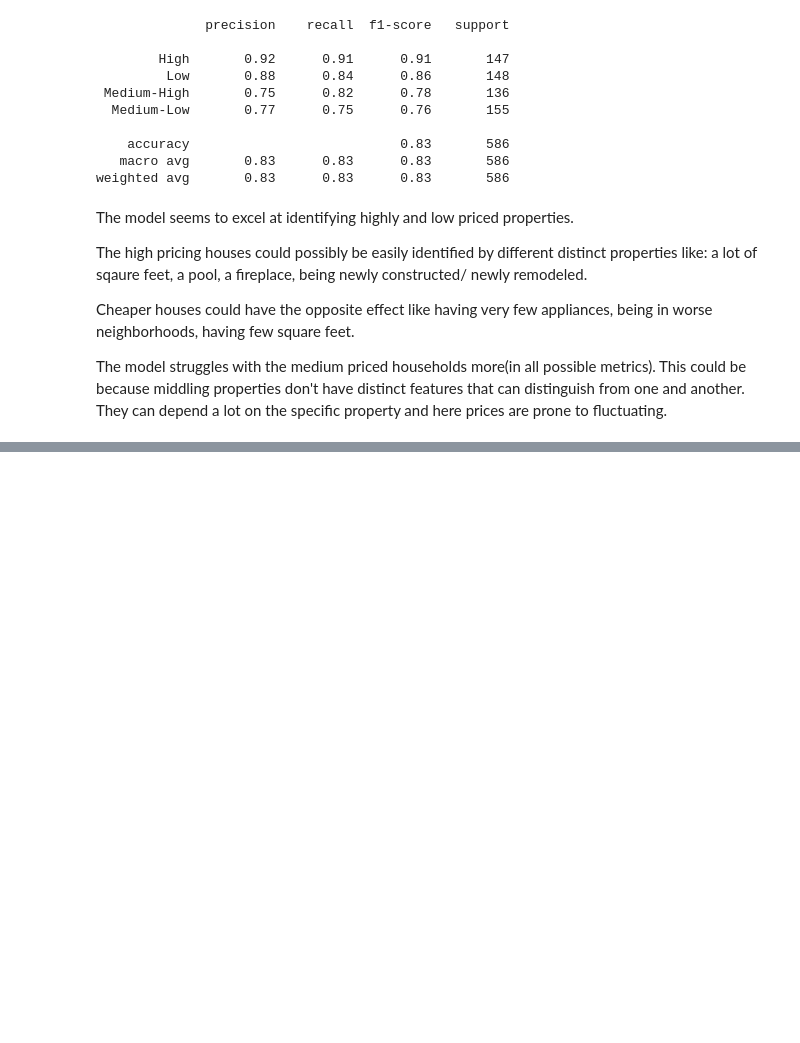
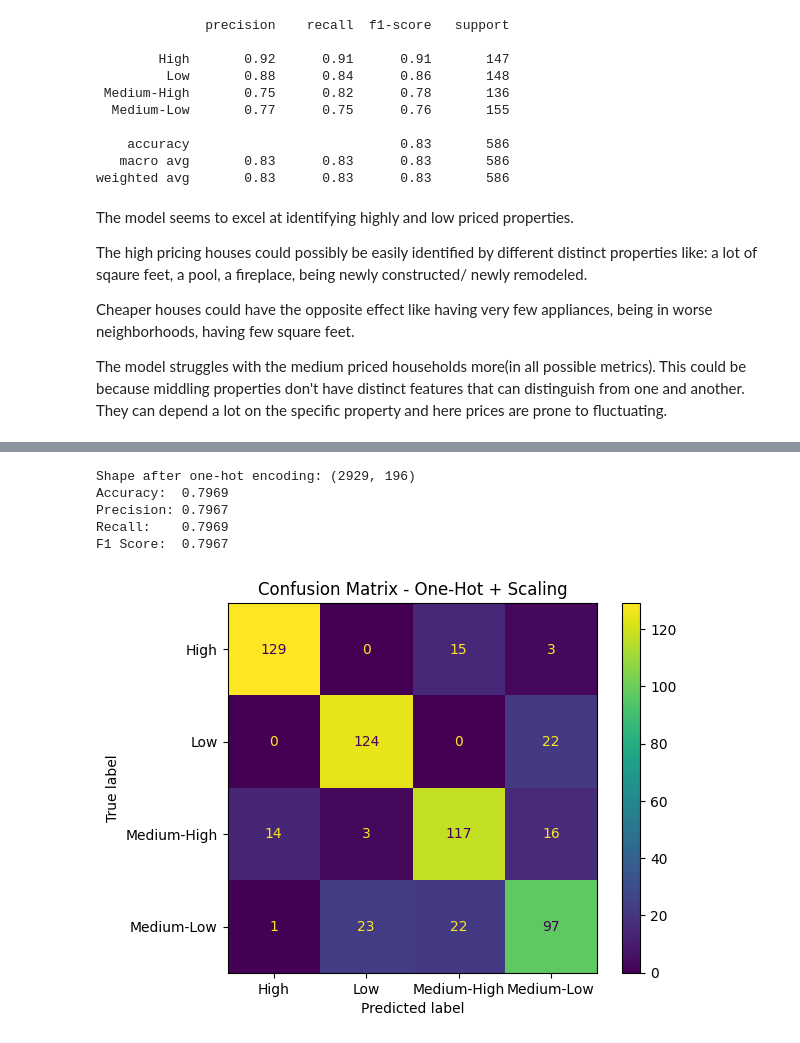
Before and after one commit to VoinaRares/ML-Lab1, a Jupyter notebook: Lab 2/lab2.ipynb, the cells around one changed output, grey strips where cells are left out. Saved outputs shown, nothing was run; the diff lists cells and outputs as text; code cells hidden in the pictures; blank space fills up the shorter version.

```diff
--- a/Lab 2/lab2.ipynb
+++ b/Lab 2/lab2.ipynb
@@ -364,0 +425,58 @@ The model struggles with the medium priced households more(in all possible metri
+# %%
+from sklearn.preprocessing import StandardScaler
+from sklearn.model_selection import train_test_split
+from sklearn.metrics import accuracy_score, precision_score, recall_score, f1_score, ConfusionMatrixDisplay
+import xgboost as xgb
+import matplotlib.pyplot as plt
+import pandas as pd
+import numpy as np
+
+X_alt = X_cat.copy()
+
+bool_cols = X_alt.select_dtypes(include=['bool']).columns
+X_alt[bool_cols] = X_alt[bool_cols].astype('object')
+
+categorical_cols = [c for c in X_alt.columns if X_alt[c].dtype == 'object']
+numeric_cols = X_alt.select_dtypes(include=[np.number]).columns.tolist()
+
+X_ohe = pd.get_dummies(X_alt, columns=categorical_cols, drop_first=True)
+
+scaler = StandardScaler()
+numeric_cols_in_ohe = [c for c in numeric_cols if c in X_ohe.columns]
+if numeric_cols_in_ohe:
+    X_ohe[numeric_cols_in_ohe] = scaler.fit_transform(X_ohe[numeric_cols_in_ohe])
+
+print("Shape after one-hot encoding:", X_ohe.shape)
+
+X_train_ohe, X_test_ohe, y_train_ohe, y_test_ohe = train_test_split(
+    X_ohe, y_encoded, test_size=0.2, random_state=42, stratify=y_encoded
+)
+
+clf_ohe = xgb.XGBClassifier(
+    objective='multi:softmax',
+    num_class=len(np.unique(y_encoded)),
+    max_depth=6,
+    learning_rate=0.1,
+    n_estimators=100,
+    random_state=42,
+    eval_metric='mlogloss'
+)
+clf_ohe.fit(X_train_ohe, y_train_ohe)
+
+y_pred_ohe = clf_ohe.predict(X_test_ohe)
+
+print(f"Accuracy:  {accuracy_score(y_test_ohe, y_pred_ohe):.4f}")
+print(f"Precision: {precision_score(y_test_ohe, y_pred_ohe, average='weighted'):.4f}")
+print(f"Recall:    {recall_score(y_test_ohe, y_pred_ohe, average='weighted'):.4f}")
+print(f"F1 Score:  {f1_score(y_test_ohe, y_pred_ohe, average='weighted'):.4f}")
+
+ConfusionMatrixDisplay.from_predictions(y_test_ohe, y_pred_ohe, display_labels=y_encoder.classes_)
+plt.title("Confusion Matrix - One-Hot + Scaling")
+plt.show()
+# %% [output]
+Shape after one-hot encoding: (2929, 196)
+Accuracy:  0.7969
+Precision: 0.7967
+Recall:    0.7969
+F1 Score:  0.7967
+[figure, added]
```
Also changed, not shown: parts of 4 cells of this notebook, 2 other files.
